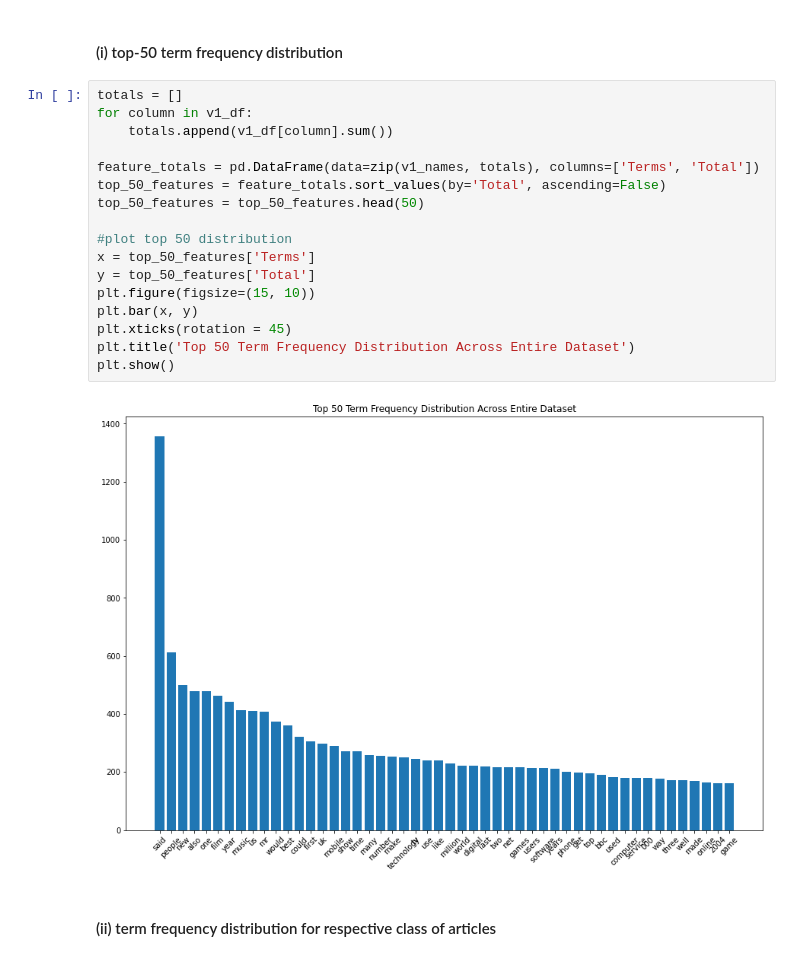
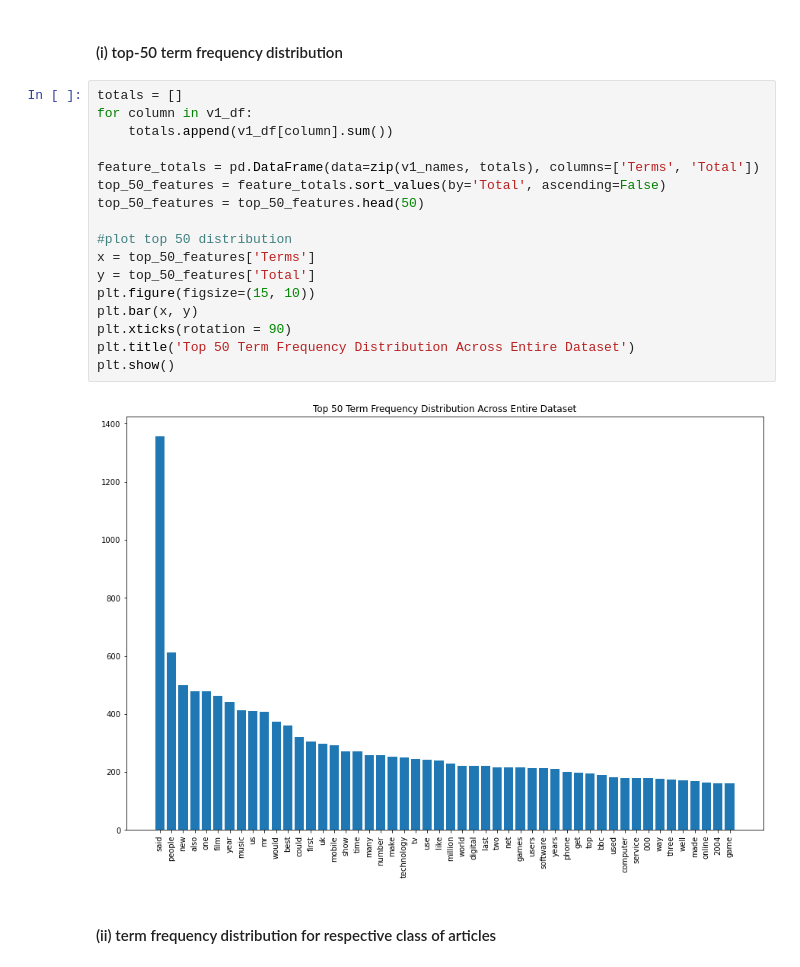
Before and after one commit to waldosingleton/Assignment_3, a Jupyter notebook: A3 Clean Up.ipynb, the cells around one changed output. Drawn from its saved outputs; the diff is of its cells as text.

```diff
--- a/A3 Clean Up.ipynb
+++ b/A3 Clean Up.ipynb
@@ -116,22 +124,22 @@ Conduct term frequency analysis and report three plots:
 # %%
 totals = []
 for column in v1_df:
     totals.append(v1_df[column].sum())
 
 feature_totals = pd.DataFrame(data=zip(v1_names, totals), columns=['Terms', 'Total'])
 top_50_features = feature_totals.sort_values(by='Total', ascending=False)
 top_50_features = top_50_features.head(50)
 
 #plot top 50 distribution
 x = top_50_features['Terms']
 y = top_50_features['Total']
 plt.figure(figsize=(15, 10))
 plt.bar(x, y)
-plt.xticks(rotation = 45)
+plt.xticks(rotation = 90)
 plt.title('Top 50 Term Frequency Distribution Across Entire Dataset')
 plt.show()
 # %% [output]
-[figure, old version]
+[figure, new version]
 # %% [markdown]
 #### (ii) term frequency distribution for respective class of articles
 # %% [markdown]
```
Also changed, not shown: parts of 10 cells of this notebook.
